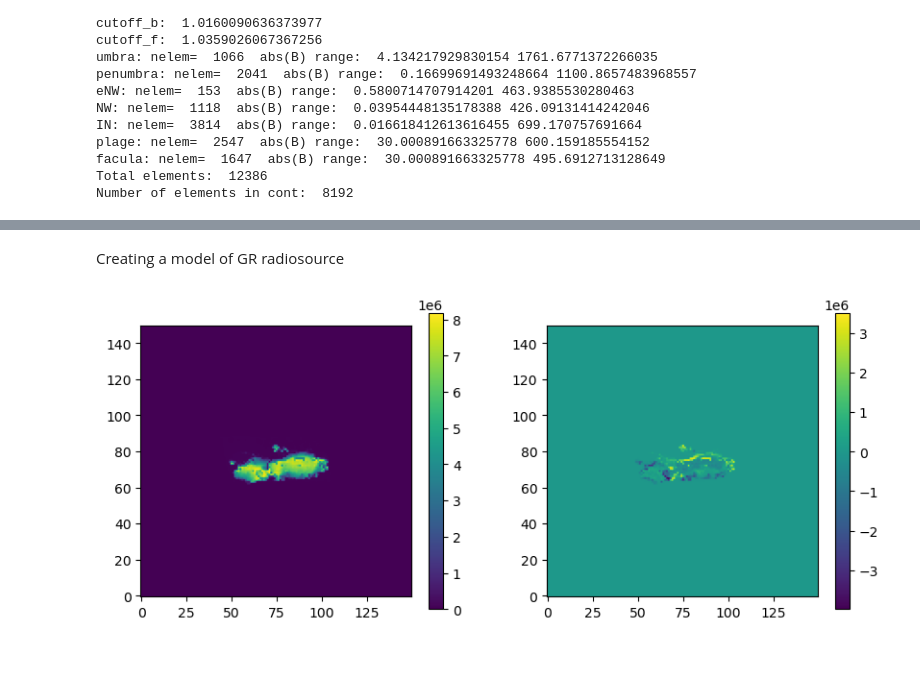
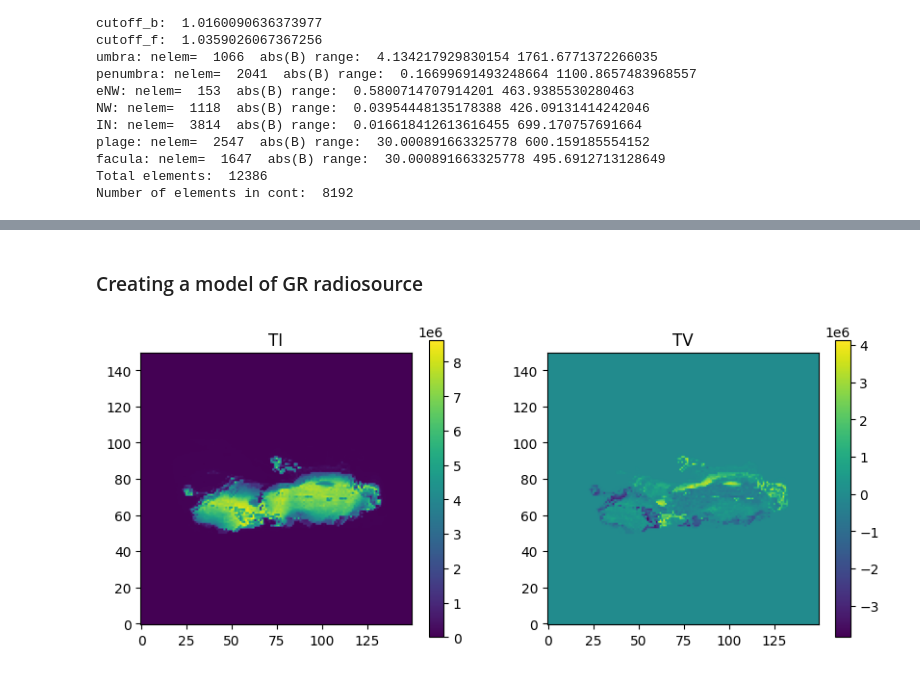
Before and after one commit to suncast-org/pyAMPP-0, a Jupyter notebook: test_01.ipynb, the cells around one changed output, grey strips where cells are left out. Cells and saved outputs as stored; diff of their text form; code cells hidden in the pictures.

```diff
--- a/test_01.ipynb
+++ b/test_01.ipynb
@@ -26,8 +28,12 @@ else:
     jsoc_email = config["jsoc_email"]
 # %%
 dt = datetime.datetime(2024, 5, 5, 5, 0)
-xc=285
+xc=285 # center of active region
 yc=475
+
+resolution = 700*u.km
+model_path = "./model.h5"
+data_path  = "./data/"
 # %% [markdown]
 Navigate to <http://jsoc.stanford.edu/ajax/register_email.html> to register your mail
 
@@ -102,2 +103,2 @@ vis_box = Box("./model.h5", 700*u.km)
 # %% [markdown]
-Creating a model of GR radiosource
+### Creating a model of GR radiosource
@@ -106,13 +105,15 @@ gxi = GXRadioImageComputing()
 # %%
-ebtel, ebtel_dt = gxi.load_ebtel(ebtel_file)
-model, model_dt = gxi.load_model_hdf("./model.h5")
+gxi = GXRadioImageComputing()
+
+ebtel, ebtel_dt = gxi.load_ebtel(ebtel_file) # get ebtel file from GX Simulator!
+model, model_dt = gxi.load_model_hdf(model_path) # internal representation to pass to C++ code
 # %%
 box_Nx=150
 box_Ny=150
-box_dx=2.0
-box_dy=2.0
+box_dx=1.0 # resolution in arcsec/pixel
+box_dy=1.0
 
-freqlist=[5.0, 7.0]
+freqlist=[5.0, 7.0] # GHz
 
 Tbase=1e6
 nbase=1e8
@@ -126,11 +127,13 @@ results = gxi.synth_model(model, model_dt,
 # %%
 fig1, (ax1, ax2) = plt.subplots(1, 2, figsize=(10, 4))
 i1 = ax1.imshow(results["TI"][:, :, 0].T, origin='lower')
 i2 = ax2.imshow(results["TV"][:, :, 0].T, origin='lower')
 
 plt.colorbar(i1, ax=ax1)
 plt.colorbar(i2, ax=ax2)
+ax1.set_title("TI")
+ax2.set_title("TV")
 
 plt.show()
 # %% [output]
-[figure, old version]
+[figure, new version]
```
Also changed, not shown: parts of 9 cells of this notebook.
